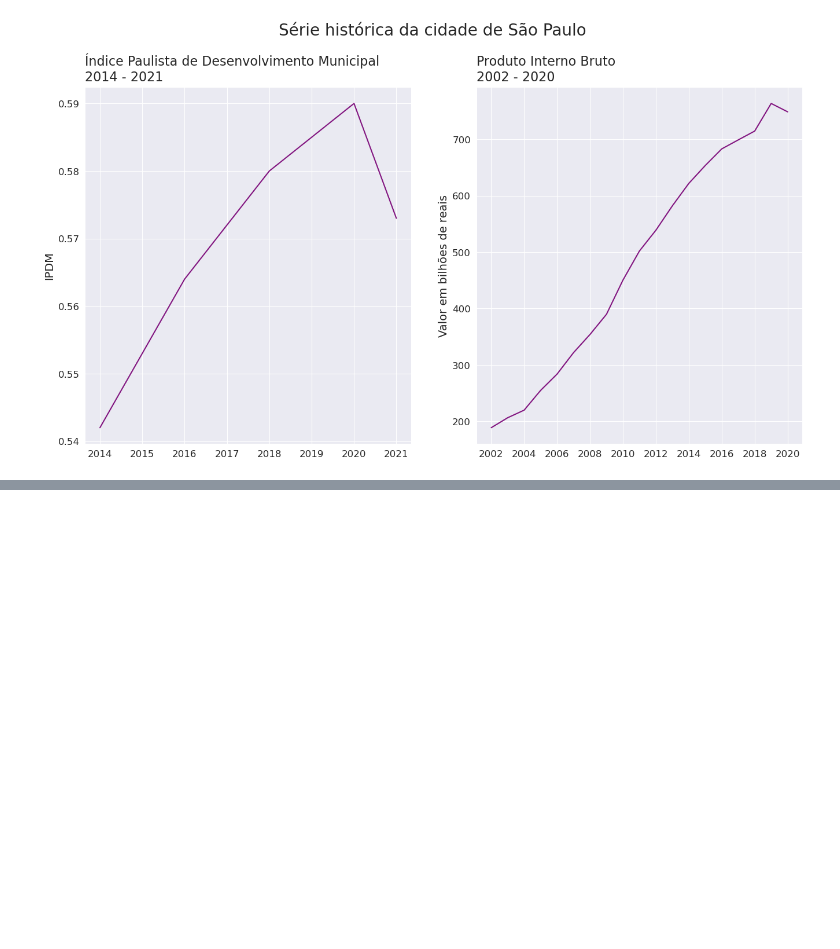
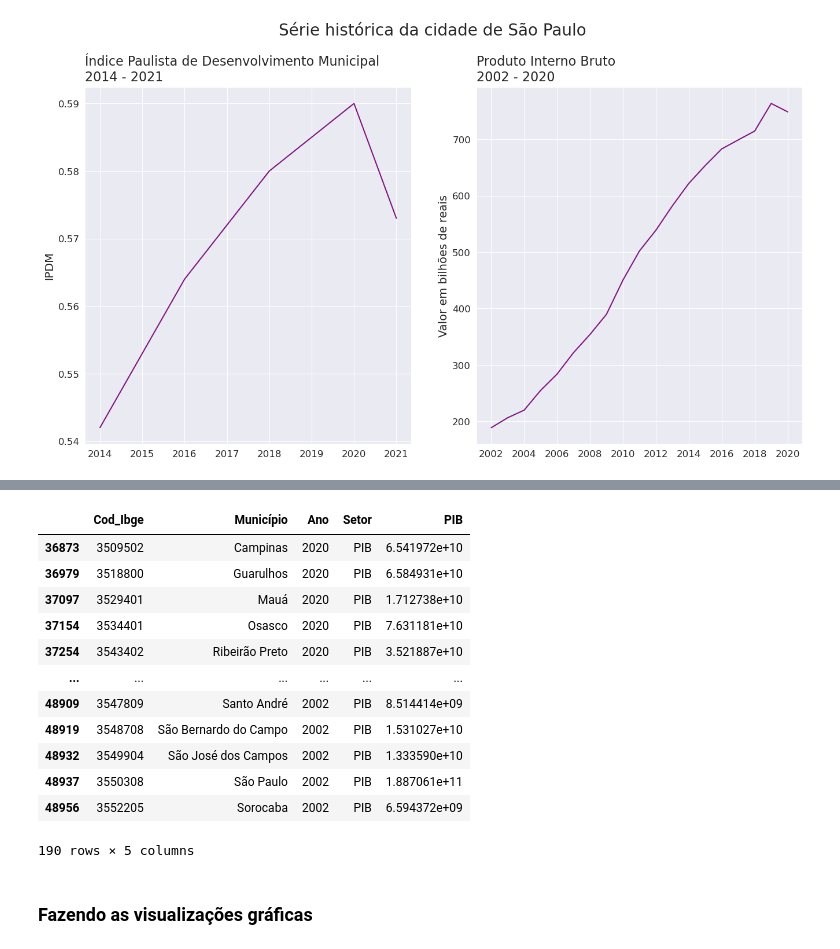
Before and after one commit to BrenoMorim/pesquisa-sao-paulo, a Jupyter notebook: AnaliseDosDados.ipynb, the cells around one changed output, grey strips where cells are left out. Drawn from its saved outputs; the diff is of its cells as text; code cells hidden in the pictures; blank space fills up the shorter version.

```diff
--- a/AnaliseDosDados.ipynb
+++ b/AnaliseDosDados.ipynb
@@ -216,0 +232,20 @@ plt.show()
+# %%
+top_10_historico_pib = pib[(pib['Cod_Ibge'].isin(codigo_municipios)) & (pib['Setor'] == 'PIB')].copy()
+top_10_historico_pib.rename({'Valor': "PIB", "Localidade": "Município"}, axis=1, inplace=True)
+top_10_historico_pib
+# %% [output]
+|  | Cod_Ibge | Município | Ano | Setor | PIB |
+| 36873 | 3509502 | Campinas | 2020 | PIB | 6.541972e+10 |
+| 36979 | 3518800 | Guarulhos | 2020 | PIB | 6.584931e+10 |
+| 37097 | 3529401 | Mauá | 2020 | PIB | 1.712738e+10 |
+| 37154 | 3534401 | Osasco | 2020 | PIB | 7.631181e+10 |
+| 37254 | 3543402 | Ribeirão Preto | 2020 | PIB | 3.521887e+10 |
+| ... | ... | ... | ... | ... | ... |
+| 48909 | 3547809 | Santo André | 2002 | PIB | 8.514414e+09 |
+| 48919 | 3548708 | São Bernardo do Campo | 2002 | PIB | 1.531027e+10 |
+| 48932 | 3549904 | São José dos Campos | 2002 | PIB | 1.333590e+10 |
+| 48937 | 3550308 | São Paulo | 2002 | PIB | 1.887061e+11 |
+| 48956 | 3552205 | Sorocaba | 2002 | PIB | 6.594372e+09 |
+190 rows × 5 columns
+# %% [markdown]
+### Fazendo as visualizações gráficas
```
Also changed, not shown: parts of 7 cells of this notebook, 6 other files.
